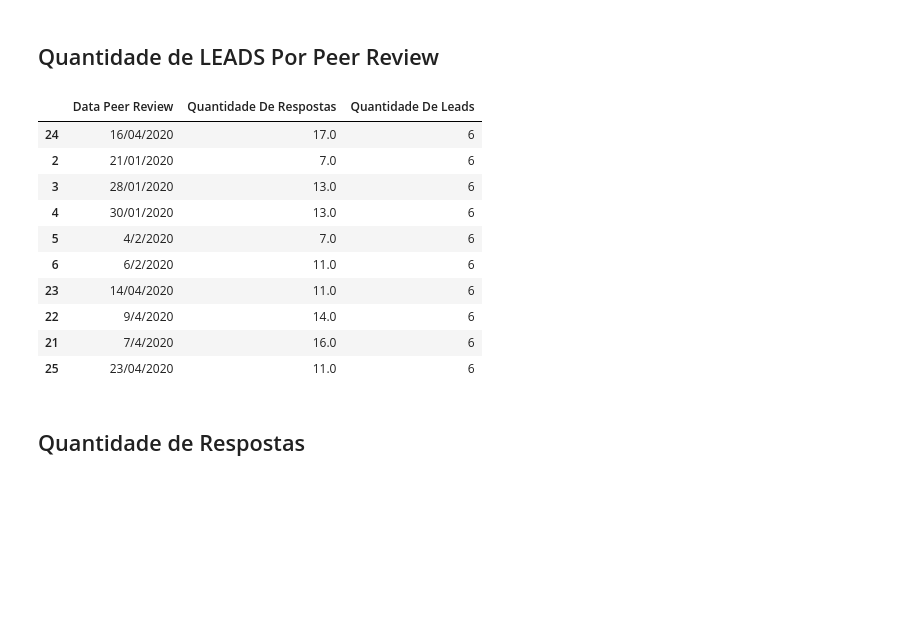
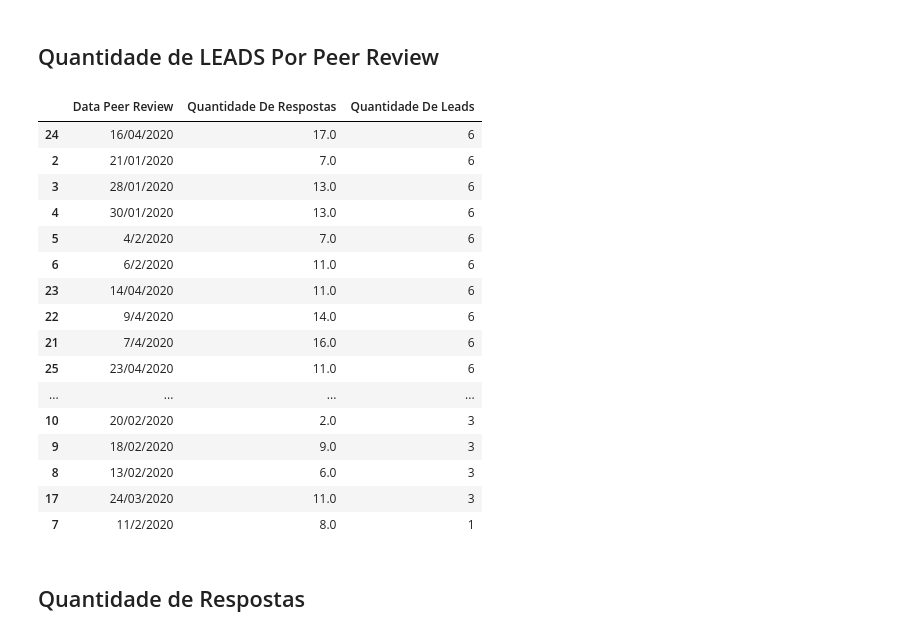
Before and after one commit to rsousadev/Peer-Review, a Jupyter notebook: Analise_Peer_Review.ipynb, the cells around one changed output. Cells and saved outputs as stored; diff of their text form; code cells hidden in the pictures; blank space fills up the shorter version.

```diff
--- a/Analise_Peer_Review.ipynb
+++ b/Analise_Peer_Review.ipynb
@@ -34,19 +34,25 @@ df.shape[0]
 # %% [markdown]
 ## Quantidade de LEADS Por Peer Review
 # %%
-data.sort_values(['Quantidade De Leads'], ascending=[False]).head(10)
+data.sort_values(['Quantidade De Leads'], ascending=[False])
 # %% [output]
 |  | Data Peer Review | Quantidade De Respostas | Quantidade De Leads |
 | 24 | 16/04/2020 | 17.0 | 6 |
 | 2 | 21/01/2020 | 7.0 | 6 |
 | 3 | 28/01/2020 | 13.0 | 6 |
 | 4 | 30/01/2020 | 13.0 | 6 |
 | 5 | 4/2/2020 | 7.0 | 6 |
 | 6 | 6/2/2020 | 11.0 | 6 |
 | 23 | 14/04/2020 | 11.0 | 6 |
 | 22 | 9/4/2020 | 14.0 | 6 |
 | 21 | 7/4/2020 | 16.0 | 6 |
 | 25 | 23/04/2020 | 11.0 | 6 |
+| ... | ... | ... | ... |
+| 10 | 20/02/2020 | 2.0 | 3 |
+| 9 | 18/02/2020 | 9.0 | 3 |
+| 8 | 13/02/2020 | 6.0 | 3 |
+| 17 | 24/03/2020 | 11.0 | 3 |
+| 7 | 11/2/2020 | 8.0 | 1 |
 # %% [markdown]
 ## Quantidade de Respostas
 # %%
```
Also changed, not shown: parts of 6 cells of this notebook.
